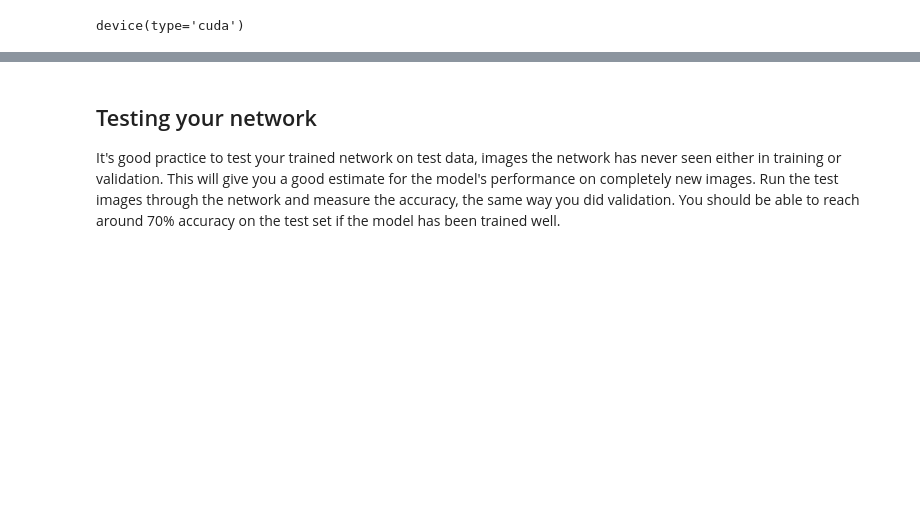
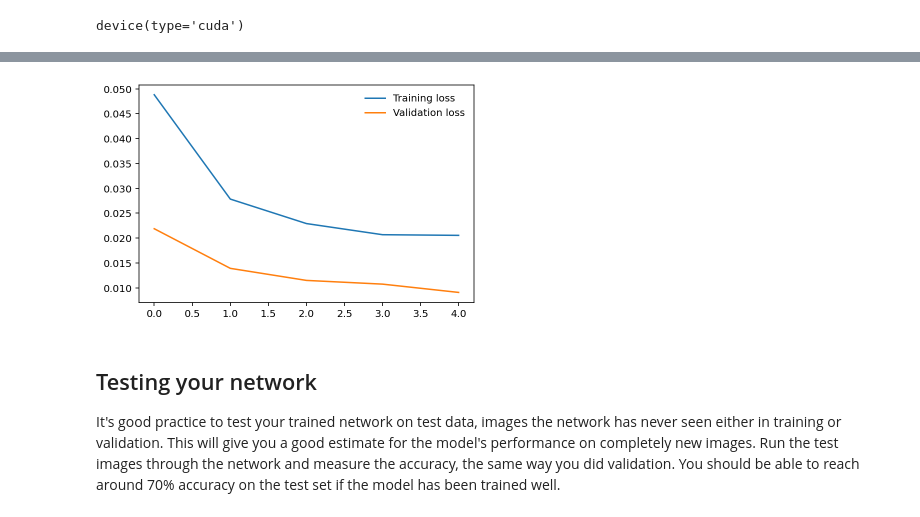
Before and after one commit to MartasBee/udacity_AIPND_project, a Jupyter notebook: Image Classifier Project.ipynb, the cells around one changed output, grey strips where cells are left out. Cells and saved outputs as stored; diff of their text form; code cells hidden in the pictures; blank space fills up the shorter version.

```diff
--- a/Image Classifier Project.ipynb
+++ b/Image Classifier Project.ipynb
@@ -228,17 +258,22 @@ device
 # %% [output]
 device(type='cuda')
 # %%
-def train():
+# DONE: Training loop
+
+def train_model(model_dict, criterion, optimizer, device, \
+                train_dataloader, valid_dataloader, \
+                num_epochs=5, num_valid_steps=10, \
+                checkpoints_save_dir=None):
 
     train_start_time = time.time()
 
-    model.to(device)
+    model_dict['model'].to(device)
 
     # setup learning params
-    epochs = 5
+    epochs = num_epochs
+    validation_step = num_valid_steps
     steps = 0
     running_loss = 0
-    validation_step = 10
 
     train_losses, valid_losses = [], []
 
@@ -249,7 +284,7 @@ def train():
         tot_train_loss_in_epoch = 0
         steps = 0
 
-        model.train()
+        model_dict['model'].train()
 
         for inputs, labels in train_dataloader:
             steps += 1
@@ -258,7 +293,7 @@ def train():
             inputs, labels = inputs.to(device), labels.to(device)
 
             # feed forward
-            logps = model.forward(inputs)
+            logps = model_dict['model'].forward(inputs)
             # calculate loss
             loss = criterion(logps, labels)
 
@@ -275,14 +310,14 @@ def train():
                 valid_step_loss = 0
                 accuracy = 0
                 # switch model to evaluation mode
-                model.eval()
+                model_dict['model'].eval()
                 # with gradient calculation turned off
                 with torch.no_grad():
                     for inputs, labels in valid_dataloader:
                         # move data to device
                         inputs, labels = inputs.to(device), labels.to(device)
 
-                        logps = model.forward(inputs)
+                        logps = model_dict['model'].forward(inputs)
                         valid_step_loss += criterion(logps, labels).item()
 
                         # Calculate accuracy
@@ -299,7 +334,7 @@ def train():
 
                 running_loss = 0
                 # switch model back to training mode
-                model.train()
+                model_dict['model'].train()
 
         # else end of epoch - all batches from train_dataloader are processed now
         else:
@@ -308,14 +343,14 @@ def train():
             valid_correct = 0
 
             # set model to evaluation mode
-            model.eval()
+            model_dict['model'].eval()
             # Turn off gradients for validation, saves memory and computations
             with torch.no_grad():
                 for inputs, labels in valid_dataloader:
                     # move data to device
                     inputs, labels = inputs.to(device), labels.to(device)
 
-                    logps = model.forward(inputs)
+                    logps = model_dict['model'].forward(inputs)
                     tot_valid_loss_in_epoch += criterion(logps, labels).item()
 
                     # Calculate accuracy
@@ -325,7 +360,7 @@ def train():
                     valid_correct += equals.sum().item()
 
             # set model back to train mode
-            model.train()
+            model_dict['model'].train()
 
             # Get mean loss to enable comparison between train and validation sets
             train_loss = tot_train_loss_in_epoch / len(train_dataloader.dataset)
@@ -345,11 +380,17 @@ def train():
             print('Epoch completed in {:.0f}m {:.0f}s'.format(epoch_duration // 60, epoch_duration % 60))
             print('===============================================================================')
 
-            save_train_checkpoint(model_name, model, epoch, generate_save_path(epoch=epoch))
+            if checkpoints_save_dir is not None:
+                save_train_checkpoint(model_dict,
+                                      epoch,
+                                      checkpoints_save_dir+generate_checkpoint_file_name(epoch=epoch))
 
     time_elapsed = time.time() - train_start_time
 
-    save_train_checkpoint(model_name, model, -1, generate_save_path())
+    if checkpoints_save_dir is not None:
+        save_train_checkpoint(model_dict,
+                              epoch,
+                              checkpoints_save_dir+generate_checkpoint_file_name())
 
     print('===============================================================================')
     print('Training completed in {:.0f}m {:.0f}s'.format(time_elapsed // 60, time_elapsed % 60))
@@ -381,0 +402,5 @@ Training completed in 4m 8s
+# %%
+train_model(model_dict, criterion, optimizer, device,
+            train_dataloader, valid_dataloader,
+            checkpoints_save_dir=build_checkpoint_save_path())
+# %% [output]
@@ -382,3 +424,4 @@ Training completed in 4m 8s
+[figure, added]
 # %% [markdown]
 ## Testing your network
 
```
Also changed, not shown: parts of 17 cells of this notebook.
